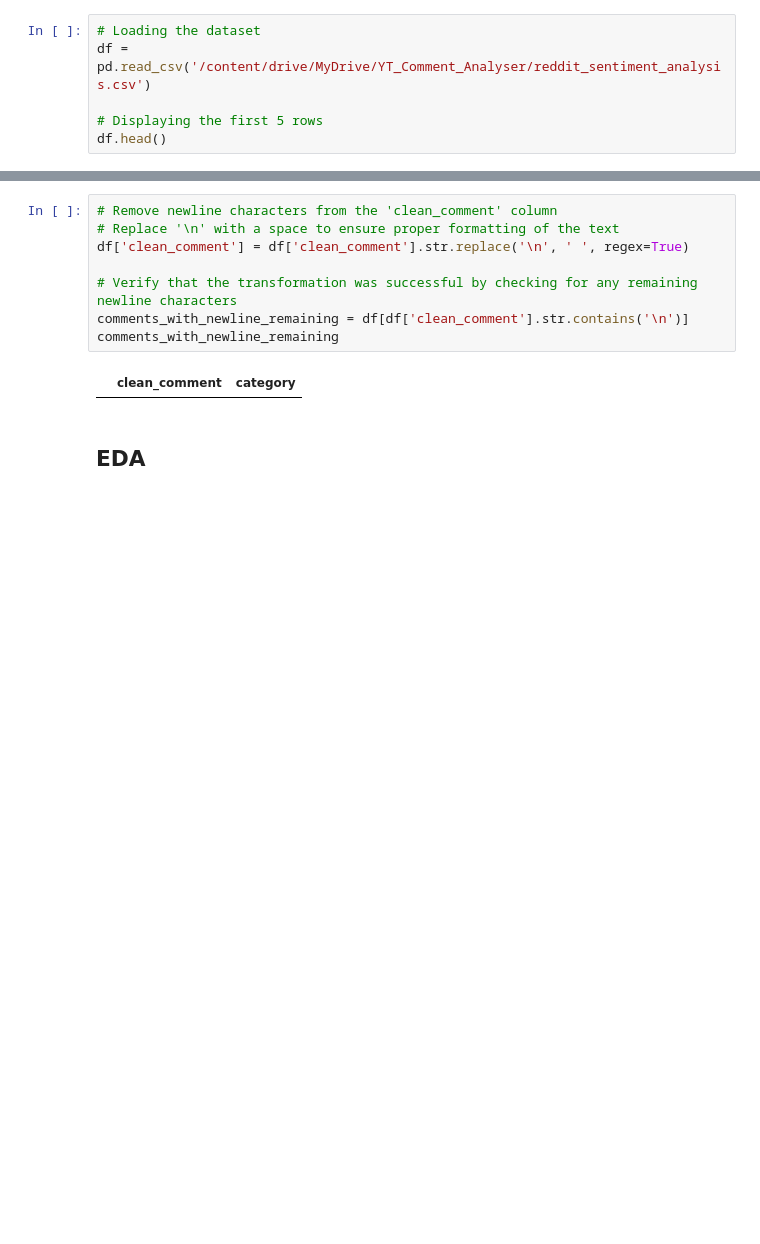
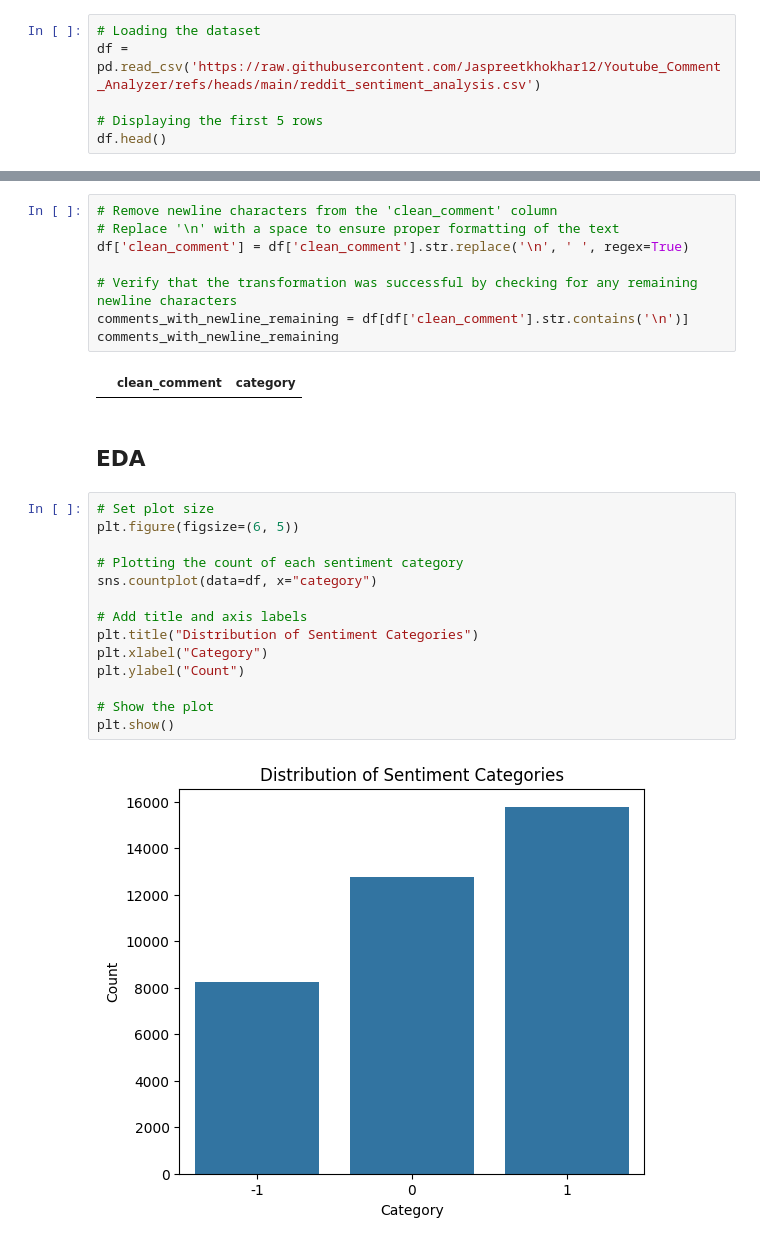
Before and after one commit to Jaspreetkhokhar12/Youtube_Comment_Analyzer, a Jupyter notebook: PreProcessing_EDA.ipynb, the cells around one changed output, grey strips where cells are left out. Cells and saved outputs as stored; diff of their text form; blank space fills up the shorter version.

```diff
--- a/PreProcessing_EDA.ipynb
+++ b/PreProcessing_EDA.ipynb
@@ -11,6 +20,6 @@ import pandas as pd  # Used for data manipulation and analysis
 # %%
 # Loading the dataset
-df = pd.read_csv('/content/drive/MyDrive/YT_Comment_Analyser/reddit_sentiment_analysis.csv')
+df = pd.read_csv('https://raw.githubusercontent.com/Jaspreetkhokhar12/Youtube_Comment_Analyzer/refs/heads/main/reddit_sentiment_analysis.csv')
 
 # Displaying the first 5 rows
 df.head()
@@ -208,3 +218,19 @@ comments_with_newline_remaining
 |  | clean_comment | category |
 # %% [markdown]
 ## **EDA**
+# %%
+# Set plot size
+plt.figure(figsize=(6, 5))
+
+# Plotting the count of each sentiment category
+sns.countplot(data=df, x="category")
+
+# Add title and axis labels
+plt.title("Distribution of Sentiment Categories")
+plt.xlabel("Category")
+plt.ylabel("Count")
+
+# Show the plot
+plt.show()
+# %% [output]
+[figure, added]
```
Also changed, not shown: parts of 50 cells of this notebook.
